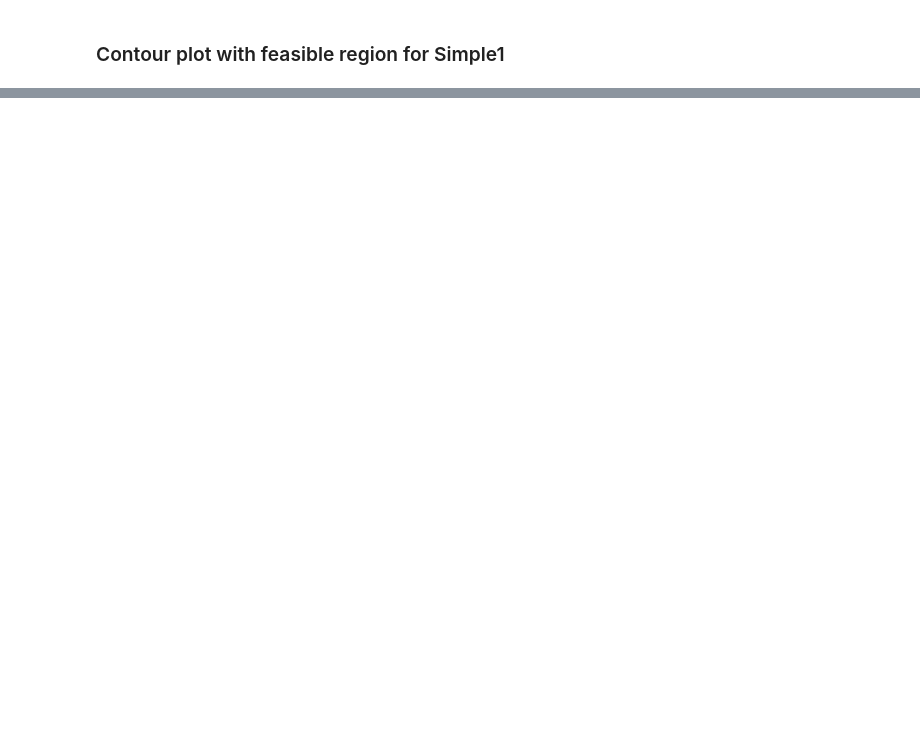
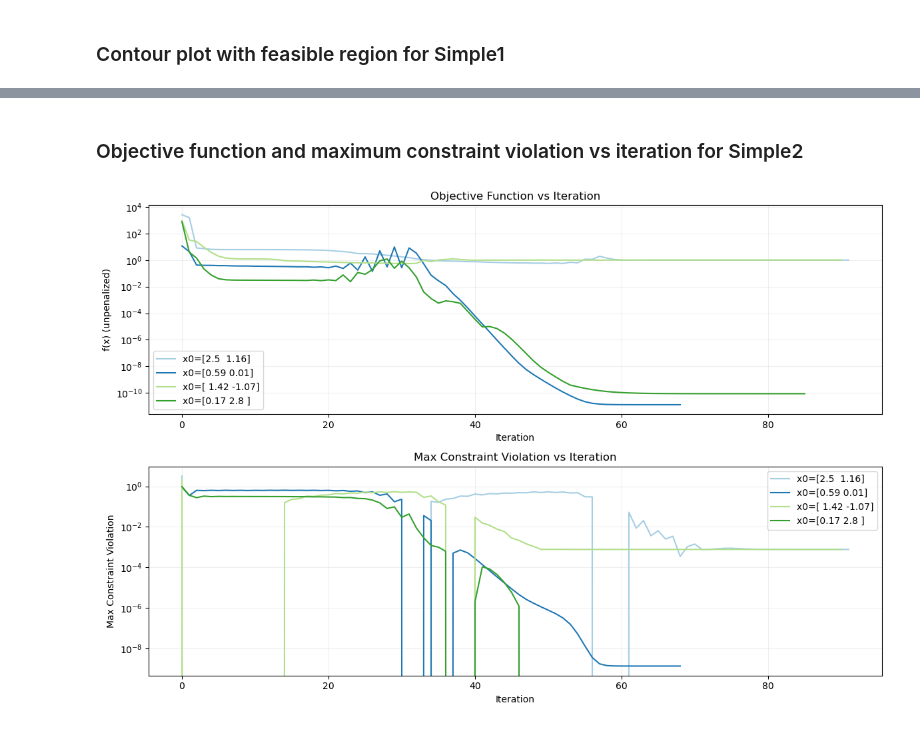
Before and after one commit to Astromatthe/AA222Project2, a Jupyter notebook: project2.ipynb, the cells around one changed output, grey strips where cells are left out. Saved outputs shown, nothing was run; the diff lists cells and outputs as text; code cells hidden in the pictures; blank space fills up the shorter version.

```diff
--- a/project2.ipynb
+++ b/project2.ipynb
@@ -104,0 +167,36 @@ plt.show()
+# %% [markdown]
+### Objective function and maximum constraint violation vs iteration for Simple2
+# %%
+# plot objective function and maximum constraint violation vs iteration for Simple2
+plt.figure(figsize=(12, 8))
+for i, x0 in enumerate(x0_map["Simple2"]):
+    f_history = f_hists[("Simple2", tuple(x0))]
+
+    # plot convergence
+    plt.subplot(2,1,1)
+    plt.plot(f_history, label=f'x0={x0}', linestyle='-', color = cmap["cbqual12"][i])
+    plt.yscale('log')
+    plt.xlabel('Iteration')
+    plt.ylabel('f(x) (unpenalized)')
+    plt.title('Objective Function vs Iteration')
+    plt.grid(True, alpha=0.2)
+    plt.legend(loc = "best")
+
+    # plot maximum constraint violation
+    # get constraint violation history
+    c_history = []
+    for x in x_hists[("Simple2", tuple(x0))]:
+        c1 = (x[0]-1)**3 - x[1] + 1
+        c2 = x[0] + x[1] -2
+        c_history.append(max(0, max(c1, c2)))
+    plt.subplot(2, 1, 2)
+    plt.plot(c_history, label=f'x0={x0}', linestyle='-', color = cmap["cbqual12"][i])
+    plt.yscale('log')
+    plt.xlabel('Iteration')
+    plt.ylabel('Max Constraint Violation')
+    plt.title('Max Constraint Violation vs Iteration')
+    plt.legend(loc = "best")
+    plt.grid(True, alpha=0.2)
+    plt.tight_layout()
+# %% [output]
+[figure, added]
```
Also changed, not shown: parts of 6 cells of this notebook, 2 other files.
